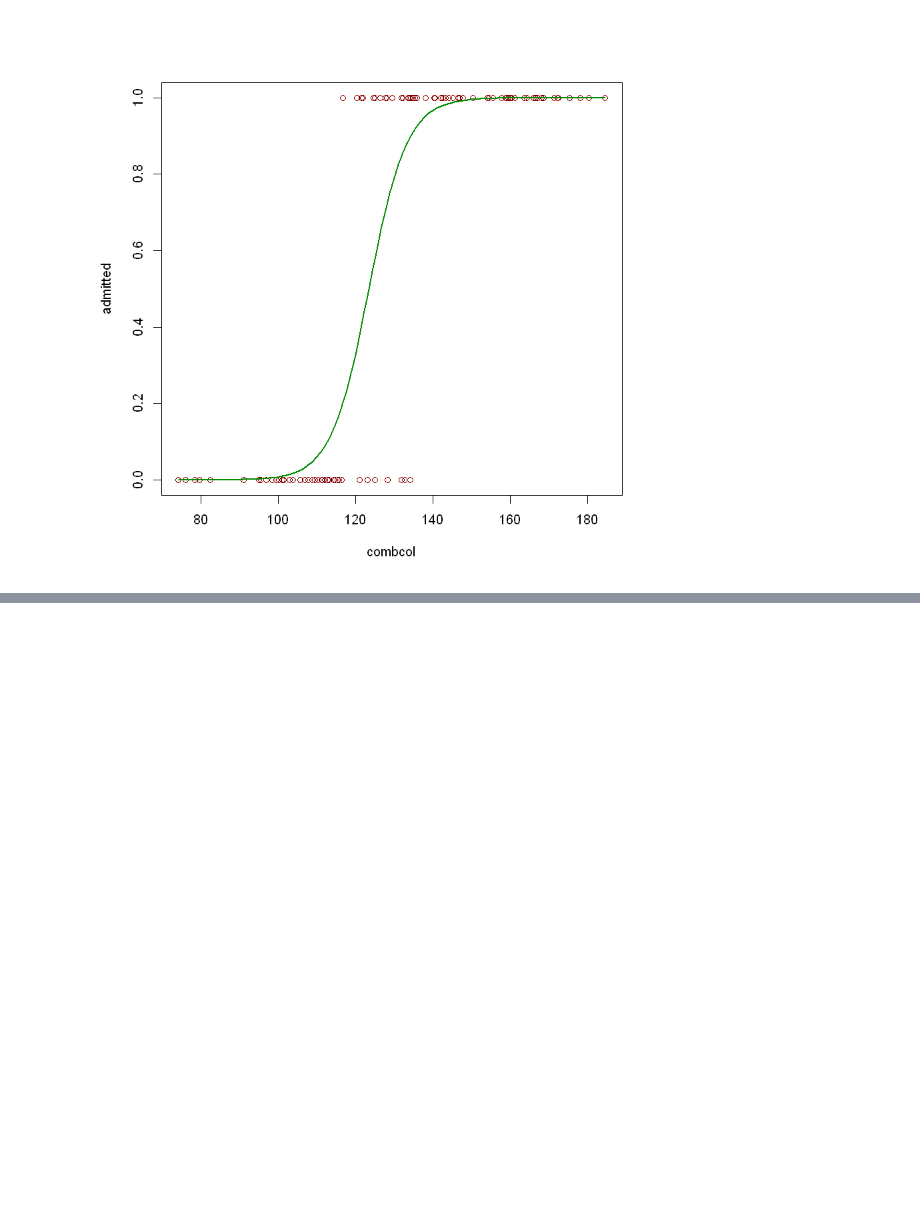
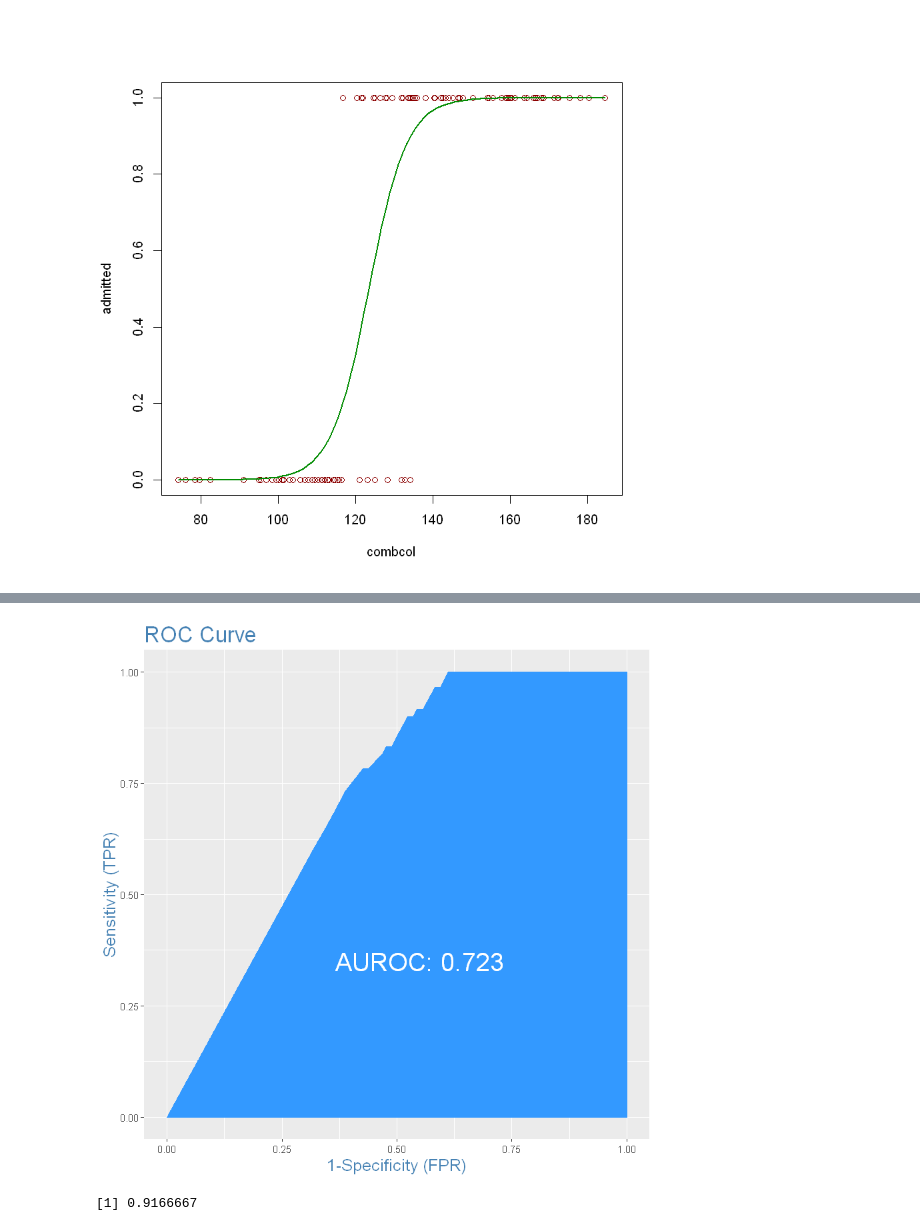
Before and after one commit to Kiran5499/Poc-Projects, a Jupyter notebook: RLogisticCurve.ipynb, the cells around one changed output, grey strips where cells are left out. Drawn from its saved outputs; the diff is of its cells as text; code cells hidden in the pictures; blank space fills up the shorter version.

```diff
--- a/RLogisticCurve.ipynb
+++ b/RLogisticCurve.ipynb
@@ -113,0 +100,11 @@ lines(admitted ~ combcol, newdat, col="green4", lwd=2)
+# %%
+library(InformationValue)
+predicted <- predict(fit, data, type="response")  # predicted scores
+#predicted
+plotROC(data, predicted)
+# %% [output]
+[figure, added]
+# %%
+sensitivity(data$admitted, predicted, threshold = 0.5)
+# %% [output]
+[1] 0.9166667
```
Also changed, not shown: parts of 10 cells of this notebook.
